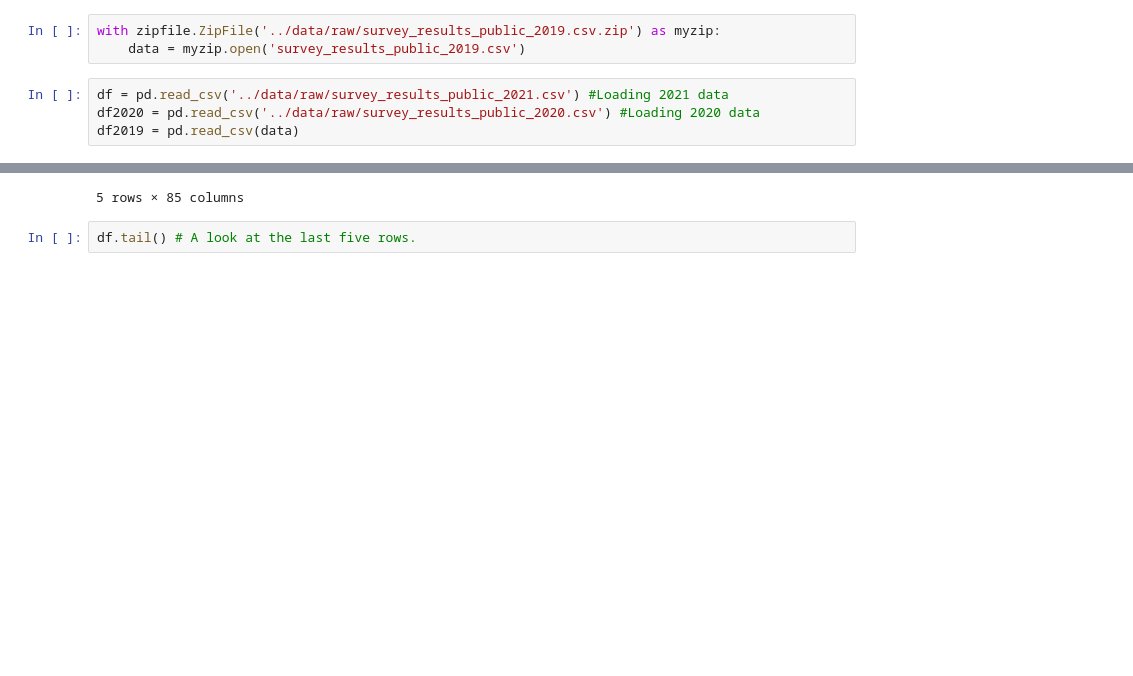
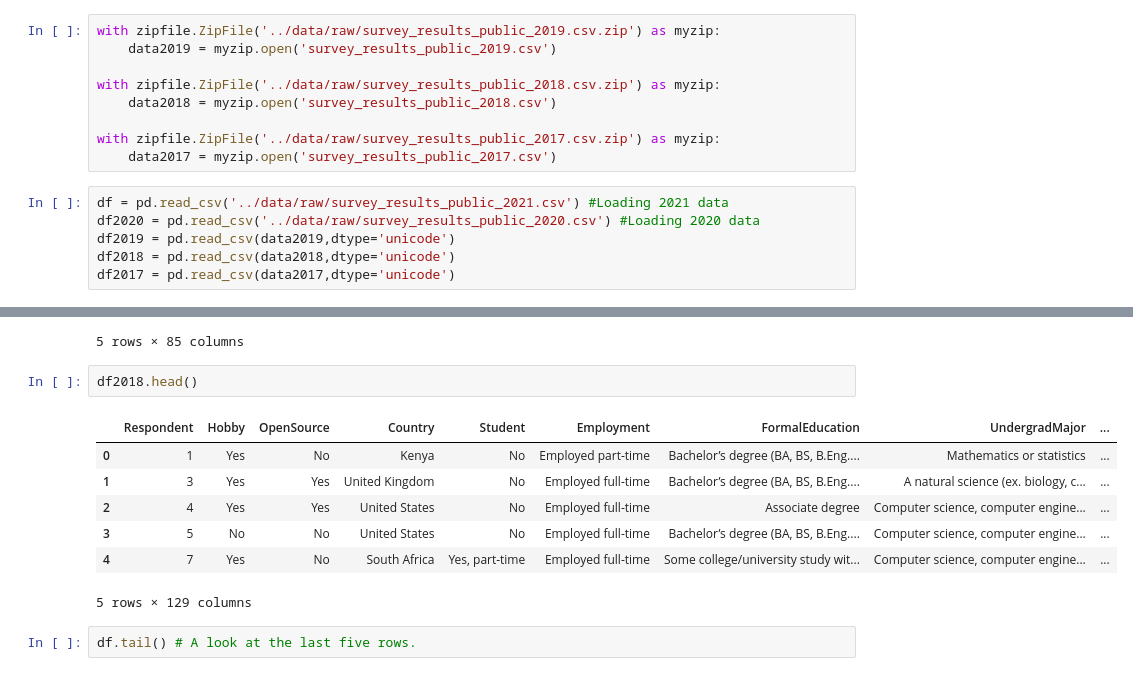
Before and after one commit to data301-2021-winter1/project-group13-project, a Jupyter notebook: notebooks/analysis1.ipynb, the cells around one changed output, grey strips where cells are left out. Cells and saved outputs as stored; diff of their text form; blank space fills up the shorter version.

Commit message:
Update analysis1.ipynb
Loading in more years to dataframes, now have five years of data available to find trends.

```diff
--- a/notebooks/analysis1.ipynb
+++ b/notebooks/analysis1.ipynb
@@ -15,11 +15,19 @@ import zipfile
 To load the raw csv data into a pandas dataframe.
 # %%
 with zipfile.ZipFile('../data/raw/survey_results_public_2019.csv.zip') as myzip:
-    data = myzip.open('survey_results_public_2019.csv')
+    data2019 = myzip.open('survey_results_public_2019.csv')
+
+with zipfile.ZipFile('../data/raw/survey_results_public_2018.csv.zip') as myzip:
+    data2018 = myzip.open('survey_results_public_2018.csv')
+
+with zipfile.ZipFile('../data/raw/survey_results_public_2017.csv.zip') as myzip:
+    data2017 = myzip.open('survey_results_public_2017.csv')
 # %%
 df = pd.read_csv('../data/raw/survey_results_public_2021.csv') #Loading 2021 data
 df2020 = pd.read_csv('../data/raw/survey_results_public_2020.csv') #Loading 2020 data
-df2019 = pd.read_csv(data)
+df2019 = pd.read_csv(data2019,dtype='unicode')
+df2018 = pd.read_csv(data2018,dtype='unicode')
+df2017 = pd.read_csv(data2017,dtype='unicode')
 # %%
 df.head() # The first five rows of the dataframe.
 # %% [output]
@@ -50,6 +58,16 @@ df2019.head() #Head of the 2019 data
 | 3 | 4 | I am a developer by profession | No | Never | The quality of OSS and closed sou... | Employed full-time | United States | No | Bachelor’s degree (BA, BS, B.Eng.... | ... |
 | 4 | 5 | I am a developer by profession | Yes | Once a month or more often | OSS is, on average, of HIGHER qua... | Employed full-time | Ukraine | No | Bachelor’s degree (BA, BS, B.Eng.... | ... |
 5 rows × 85 columns
+# %%
+df2018.head()
+# %% [output]
+|  | Respondent | Hobby | OpenSource | Country | Student | Employment | FormalEducation | UndergradMajor | ... |
+| 0 | 1 | Yes | No | Kenya | No | Employed part-time | Bachelor’s degree (BA, BS, B.Eng.... | Mathematics or statistics | ... |
+| 1 | 3 | Yes | Yes | United Kingdom | No | Employed full-time | Bachelor’s degree (BA, BS, B.Eng.... | A natural science (ex. biology, c... | ... |
+| 2 | 4 | Yes | Yes | United States | No | Employed full-time | Associate degree | Computer science, computer engine... | ... |
+| 3 | 5 | No | No | United States | No | Employed full-time | Bachelor’s degree (BA, BS, B.Eng.... | Computer science, computer engine... | ... |
+| 4 | 7 | Yes | No | South Africa | Yes, part-time | Employed full-time | Some college/university study wit... | Computer science, computer engine... | ... |
+5 rows × 129 columns
 # %%
 df.tail() # A look at the last five rows.
 # %% [output]
```
